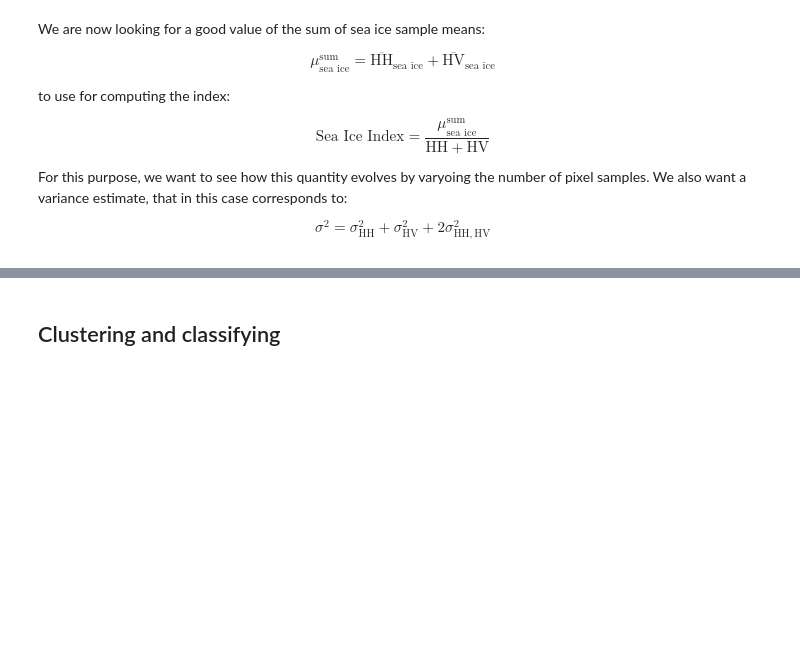
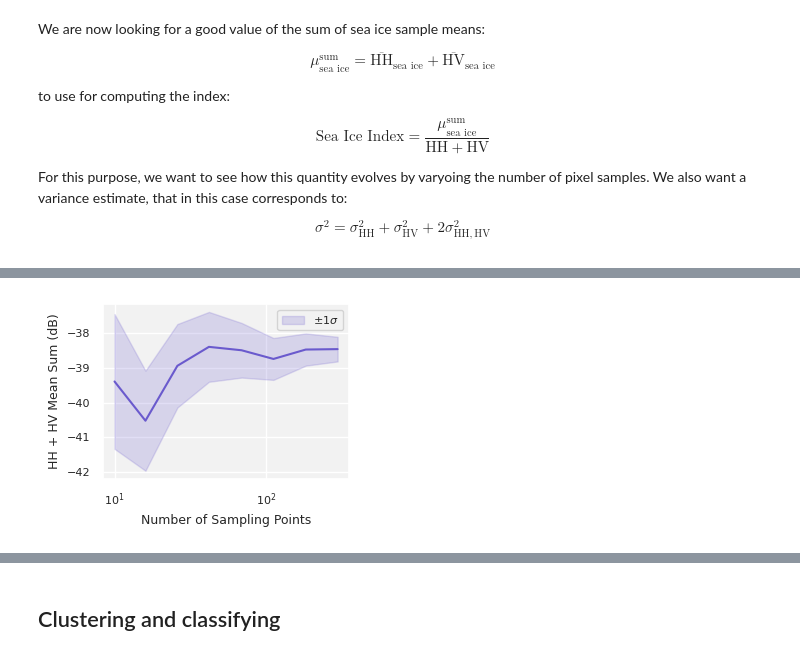
Before and after one commit to p-perrone/UiO_AdvancedRemoteSensing, a Jupyter notebook: Project1_sketch.ipynb, the cells around one changed output, grey strips where cells are left out. Cells and saved outputs as stored; diff of their text form; code cells hidden in the pictures; blank space fills up the shorter version.

```diff
--- a/Project1_sketch.ipynb
+++ b/Project1_sketch.ipynb
@@ -622,18 +626,20 @@ Iteration 4, means sum = -38.48777143614073
 # %%
-purple = "#564e9f"
+purple = "slateblue"
 plt.figure(figsize=(cw, 2.5))
 plt.plot(nb_points_list[:len(seaice_means_sum)], seaice_means_sum, c=purple)
 plt.fill_between(nb_points_list[:len(seaice_means_sum)],
                  np.array(seaice_means_sum) - np.array(seaice_stds),
                  np.array(seaice_means_sum) + np.array(seaice_stds),
                  color=purple,
                  alpha=0.2,
                  label=r"$\pm 1\sigma$")
 plt.xlabel('Number of sampling points')
 plt.ylabel('HH + HV Mean Sum (dB)')
 plt.xscale('log')
 plt.legend()
 plt.xlabel('Number of Sampling Points')
 plt.ylabel('HH + HV Mean Sum (dB)')
 plt.tight_layout()
 #saveplot('meanssum')
+# %% [output]
+[figure, added]
```
Also changed, not shown: parts of 6 cells of this notebook.
